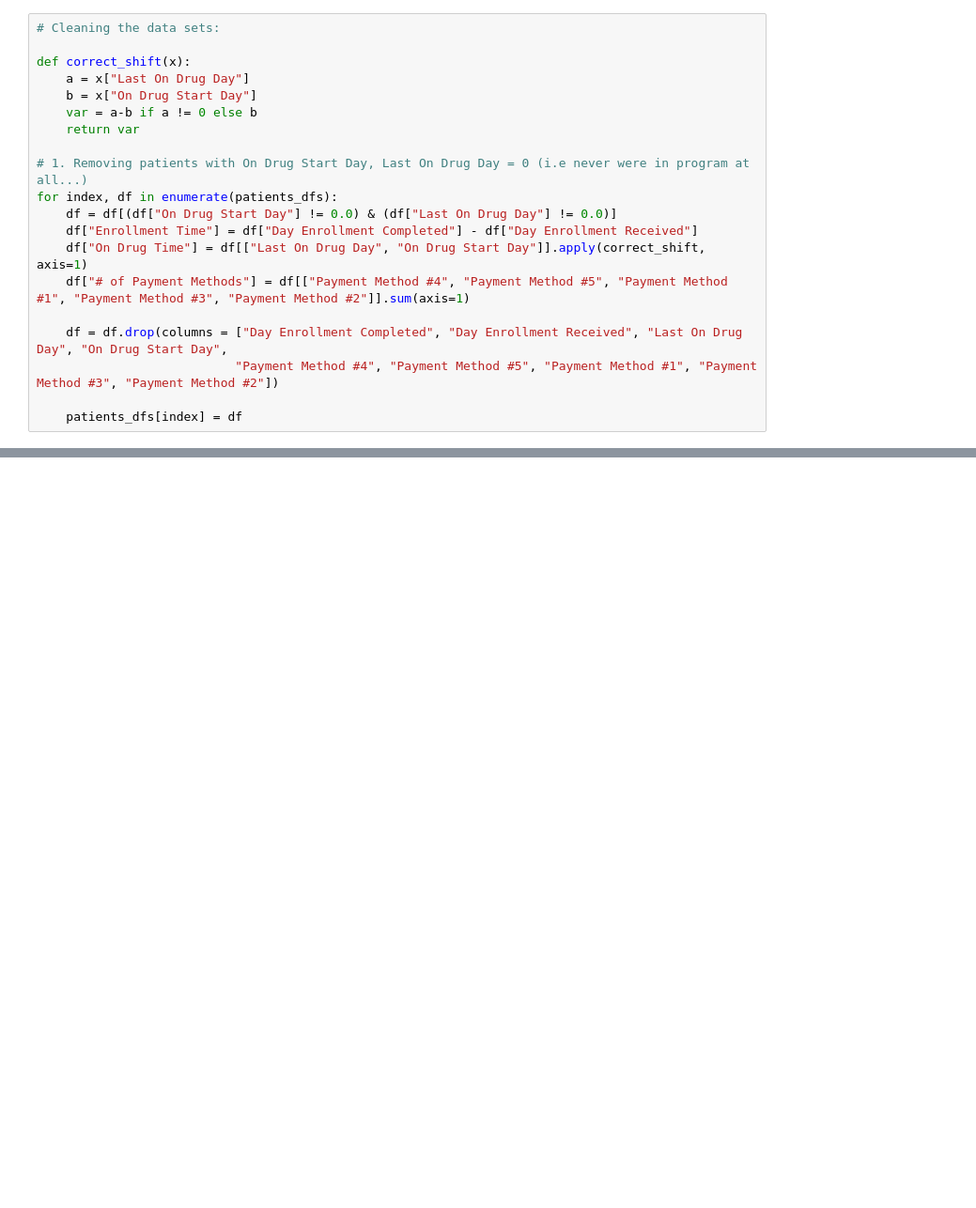
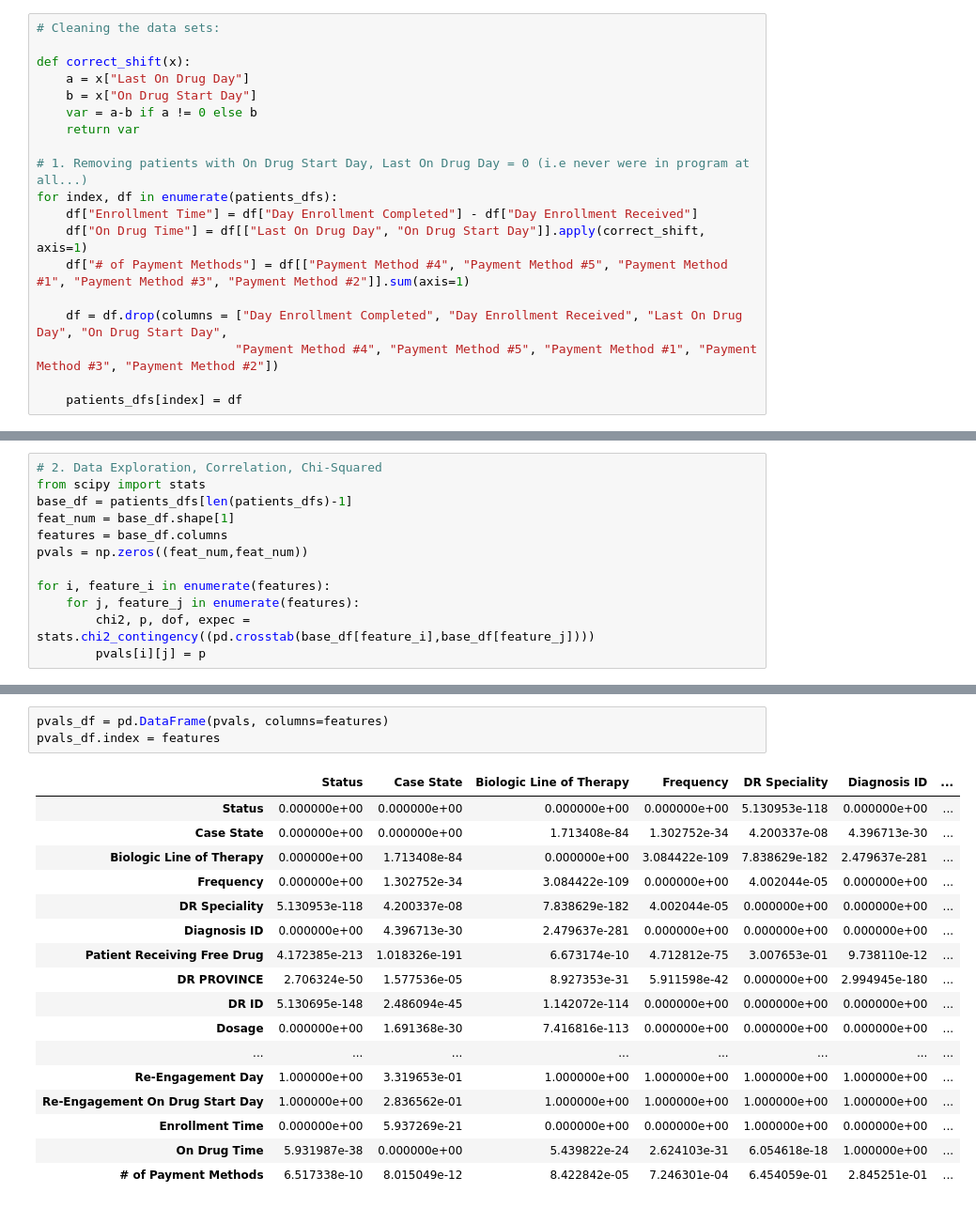
Before and after one commit to jshkrob/PharmaHacks2019, a Jupyter notebook: PharmaHacks EDA.ipynb, the cells around one changed output, grey strips where cells are left out. Shown at 94% size. Drawn from its saved outputs; the diff is of its cells as text; blank space fills up the shorter version.

Commit message:
Added Chi-Squared EDA to notebook

```diff
--- a/PharmaHacks EDA.ipynb
+++ b/PharmaHacks EDA.ipynb
@@ -38,7 +18,6 @@ def correct_shift(x):
 
 # 1. Removing patients with On Drug Start Day, Last On Drug Day = 0 (i.e never were in program at all...)
 for index, df in enumerate(patients_dfs):
-    df = df[(df["On Drug Start Day"] != 0.0) & (df["Last On Drug Day"] != 0.0)]
     df["Enrollment Time"] = df["Day Enrollment Completed"] - df["Day Enrollment Received"]
     df["On Drug Time"] = df[["Last On Drug Day", "On Drug Start Day"]].apply(correct_shift, axis=1)
     df["# of Payment Methods"] = df[["Payment Method #4", "Payment Method #5", "Payment Method #1", "Payment Method #3", "Payment Method #2"]].sum(axis=1)
@@ -93,0 +51,12 @@ print(correct_shift(7,6))
+# %%
+# 2. Data Exploration, Correlation, Chi-Squared
+from scipy import stats
+base_df = patients_dfs[len(patients_dfs)-1]
+feat_num = base_df.shape[1]
+features = base_df.columns
+pvals = np.zeros((feat_num,feat_num))
+
+for i, feature_i in enumerate(features):
+    for j, feature_j in enumerate(features):
+        chi2, p, dof, expec = stats.chi2_contingency((pd.crosstab(base_df[feature_i],base_df[feature_j])))
+        pvals[i][j] = p
@@ -93,0 +67,21 @@ print(correct_shift(7,6))
+# %%
+pvals_df = pd.DataFrame(pvals, columns=features)
+pvals_df.index = features
+# %% [output]
+|  | Status | Case State | Biologic Line of Therapy | Frequency | DR Speciality | Diagnosis ID | ... |
+| Status | 0.000000e+00 | 0.000000e+00 | 0.000000e+00 | 0.000000e+00 | 5.130953e-118 | 0.000000e+00 | ... |
+| Case State | 0.000000e+00 | 0.000000e+00 | 1.713408e-84 | 1.302752e-34 | 4.200337e-08 | 4.396713e-30 | ... |
+| Biologic Line of Therapy | 0.000000e+00 | 1.713408e-84 | 0.000000e+00 | 3.084422e-109 | 7.838629e-182 | 2.479637e-281 | ... |
+| Frequency | 0.000000e+00 | 1.302752e-34 | 3.084422e-109 | 0.000000e+00 | 4.002044e-05 | 0.000000e+00 | ... |
+| DR Speciality | 5.130953e-118 | 4.200337e-08 | 7.838629e-182 | 4.002044e-05 | 0.000000e+00 | 0.000000e+00 | ... |
+| Diagnosis ID | 0.000000e+00 | 4.396713e-30 | 2.479637e-281 | 0.000000e+00 | 0.000000e+00 | 0.000000e+00 | ... |
+| Patient Receiving Free Drug | 4.172385e-213 | 1.018326e-191 | 6.673174e-10 | 4.712812e-75 | 3.007653e-01 | 9.738110e-12 | ... |
+| DR PROVINCE | 2.706324e-50 | 1.577536e-05 | 8.927353e-31 | 5.911598e-42 | 0.000000e+00 | 2.994945e-180 | ... |
+| DR ID | 5.130695e-148 | 2.486094e-45 | 1.142072e-114 | 0.000000e+00 | 0.000000e+00 | 0.000000e+00 | ... |
+| Dosage | 0.000000e+00 | 1.691368e-30 | 7.416816e-113 | 0.000000e+00 | 0.000000e+00 | 0.000000e+00 | ... |
+| ... | ... | ... | ... | ... | ... | ... | ... |
+| Re-Engagement Day | 1.000000e+00 | 3.319653e-01 | 1.000000e+00 | 1.000000e+00 | 1.000000e+00 | 1.000000e+00 | ... |
+| Re-Engagement On Drug Start Day | 1.000000e+00 | 2.836562e-01 | 1.000000e+00 | 1.000000e+00 | 1.000000e+00 | 1.000000e+00 | ... |
+| Enrollment Time | 0.000000e+00 | 5.937269e-21 | 0.000000e+00 | 0.000000e+00 | 1.000000e+00 | 0.000000e+00 | ... |
+| On Drug Time | 5.931987e-38 | 0.000000e+00 | 5.439822e-24 | 2.624103e-31 | 6.054618e-18 | 1.000000e+00 | ... |
+| # of Payment Methods | 6.517338e-10 | 8.015049e-12 | 8.422842e-05 | 7.246301e-04 | 6.454059e-01 | 2.845251e-01 | ... |
```
Also changed, not shown: parts of 6 cells of this notebook.
